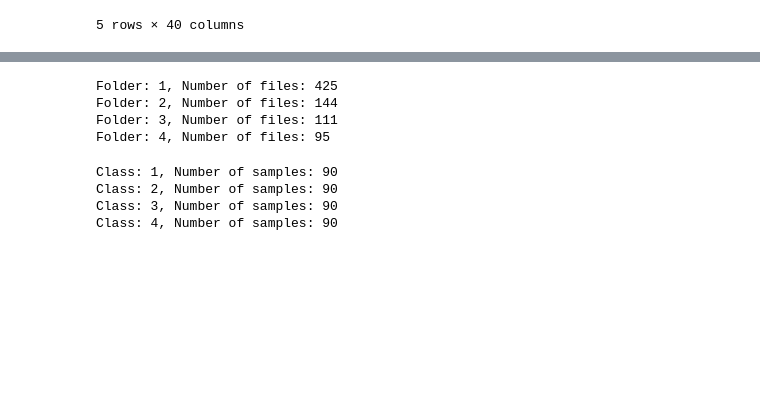
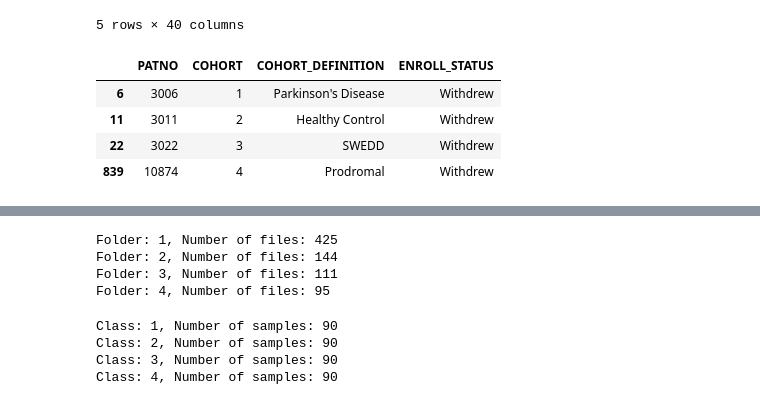
Before and after one commit to extremety1989/parkinson, a Jupyter notebook: main.ipynb, the cells around one changed output, grey strips where cells are left out. Cells and saved outputs as stored; diff of their text form; code cells hidden in the pictures; blank space fills up the shorter version.

```diff
--- a/main.ipynb
+++ b/main.ipynb
@@ -33,3 +31,13 @@ df.columns
+# %%
+filtered_df = df[((df["ENROLL_STATUS"] == "Complete") | (df["ENROLL_STATUS"] == "Withdrew"))
+                 ].drop_duplicates(subset=['COHORT']).sort_values(by=['PATNO'])
+filtered_df[["PATNO", "COHORT", "COHORT_DEFINITION", "ENROLL_STATUS"]]
+# %% [output]
+|  | PATNO | COHORT | COHORT_DEFINITION | ENROLL_STATUS |
+| 6 | 3006 | 1 | Parkinson's Disease | Withdrew |
+| 11 | 3011 | 2 | Healthy Control | Withdrew |
+| 22 | 3022 | 3 | SWEDD | Withdrew |
+| 839 | 10874 | 4 | Prodromal | Withdrew |
 # %%
 # df = df[condition]
 df["COHORT"].value_counts()
```
Also changed, not shown: parts of 8 cells of this notebook, 1 other file.
